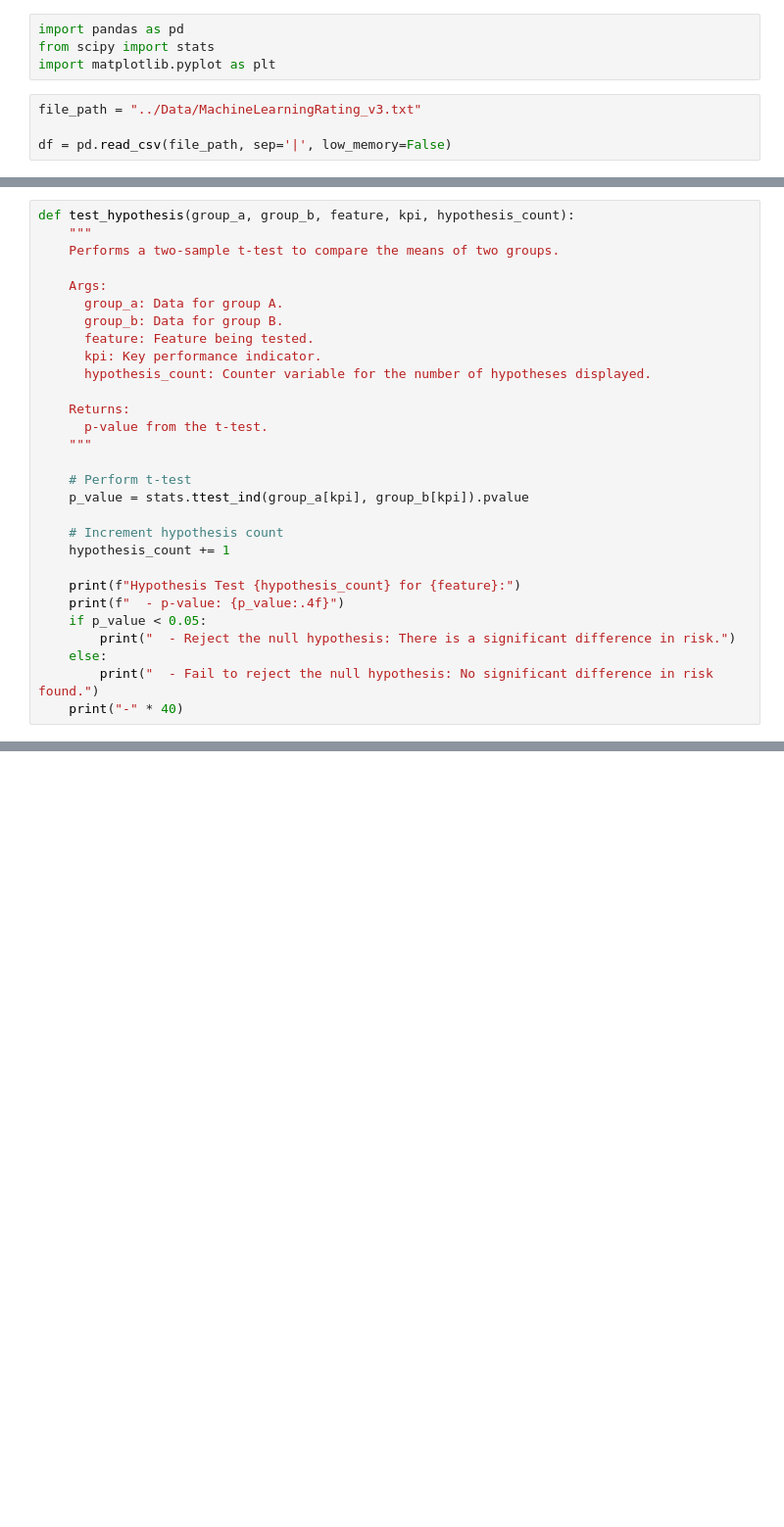
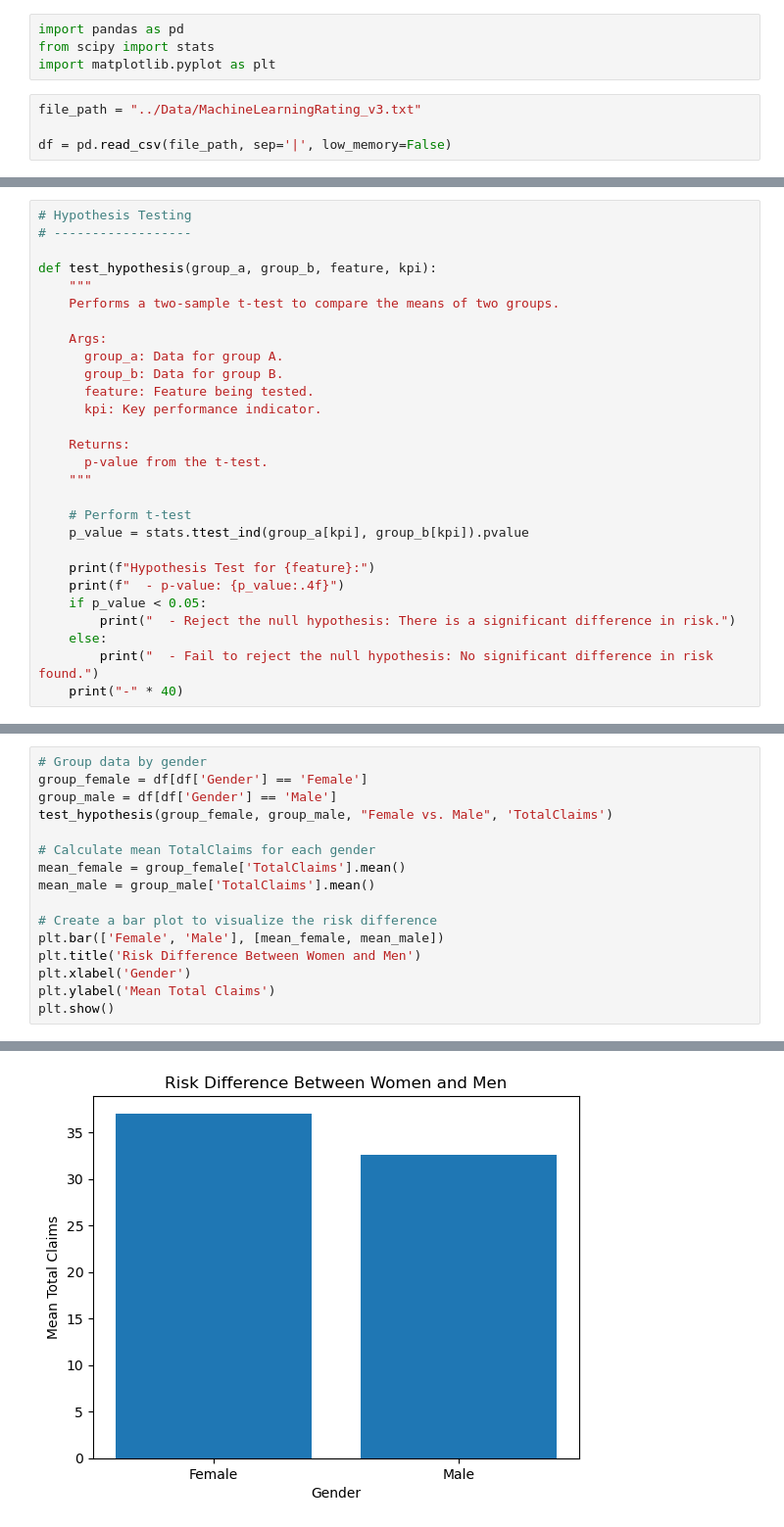
Before and after one commit to jodahe1/ACIS, a Jupyter notebook: Task-3/Hypothesis_Testing.ipynb, the cells around one changed output, grey strips where cells are left out. Shown: that part at 98% size. Cells and saved outputs as stored; diff of their text form; blank space fills up the shorter version.

```diff
--- a/Task-3/Hypothesis_Testing.ipynb
+++ b/Task-3/Hypothesis_Testing.ipynb
@@ -9,5 +25,8 @@ df = pd.read_csv(file_path, sep='|', low_memory=False)
 # %%
-def test_hypothesis(group_a, group_b, feature, kpi, hypothesis_count):
+# Hypothesis Testing
+# ------------------
+
+def test_hypothesis(group_a, group_b, feature, kpi):
     """
     Performs a two-sample t-test to compare the means of two groups.
 
@@ -16,7 +35,6 @@ def test_hypothesis(group_a, group_b, feature, kpi, hypothesis_count):
       group_b: Data for group B.
       feature: Feature being tested.
       kpi: Key performance indicator.
-      hypothesis_count: Counter variable for the number of hypotheses displayed.
 
     Returns:
       p-value from the t-test.
@@ -25,10 +43,7 @@ def test_hypothesis(group_a, group_b, feature, kpi, hypothesis_count):
     # Perform t-test
     p_value = stats.ttest_ind(group_a[kpi], group_b[kpi]).pvalue
 
-    # Increment hypothesis count
-    hypothesis_count += 1
-
-    print(f"Hypothesis Test {hypothesis_count} for {feature}:")
+    print(f"Hypothesis Test for {feature}:")
     print(f"  - p-value: {p_value:.4f}")
     if p_value < 0.05:
         print("  - Reject the null hypothesis: There is a significant difference in risk.")
@@ -110,0 +173,17 @@ for i in range(len(vehicle_types)):
+# %%
+# Group data by gender
+group_female = df[df['Gender'] == 'Female']
+group_male = df[df['Gender'] == 'Male']
+test_hypothesis(group_female, group_male, "Female vs. Male", 'TotalClaims')
+
+# Calculate mean TotalClaims for each gender
+mean_female = group_female['TotalClaims'].mean()
+mean_male = group_male['TotalClaims'].mean()
+
+# Create a bar plot to visualize the risk difference
+plt.bar(['Female', 'Male'], [mean_female, mean_male])
+plt.title('Risk Difference Between Women and Men')
+plt.xlabel('Gender')
+plt.ylabel('Mean Total Claims')
+plt.show()
+# %% [output]
@@ -110,0 +194 @@ for i in range(len(vehicle_types)):
+[figure, added]
```
Also changed, not shown: parts of 7 cells of this notebook.
